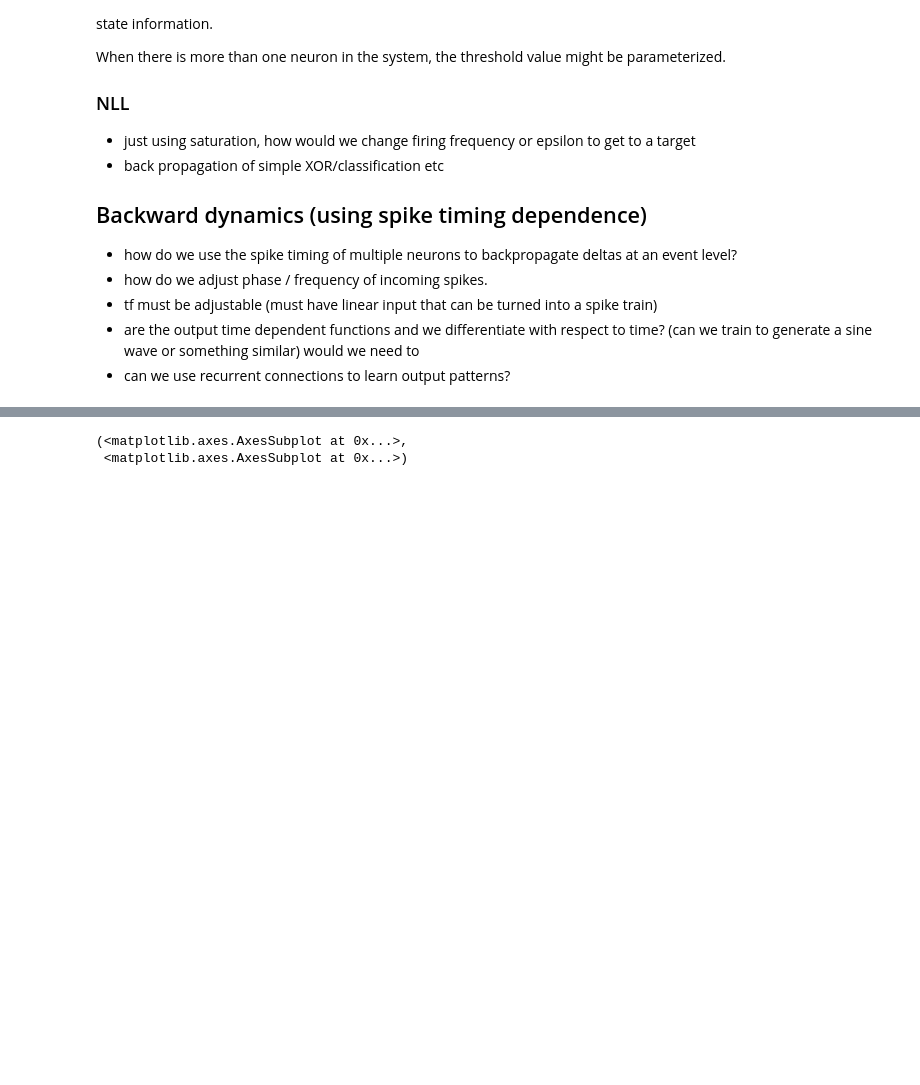
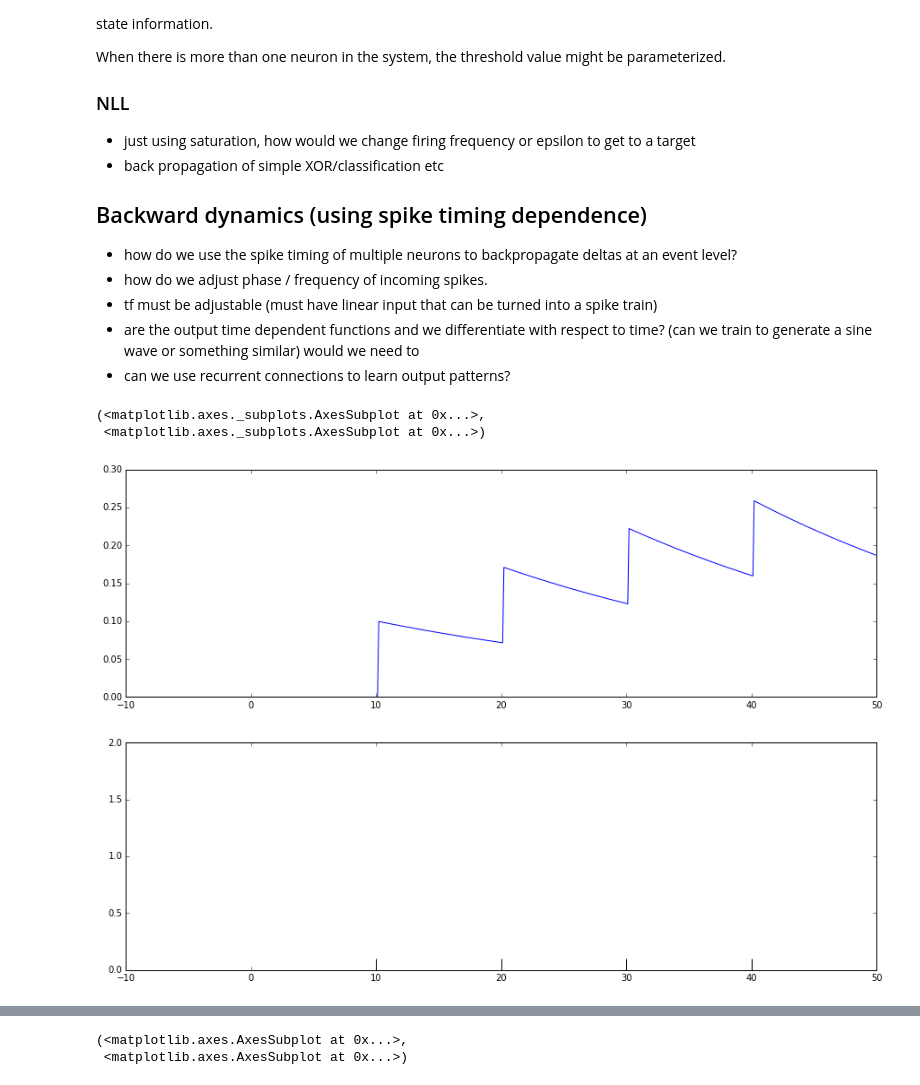
Before and after one commit to Bam4d/BLIF, a Jupyter notebook: Mathematics of BLIF Spiking NN models.ipynb, the cells around one changed output, grey strips where cells are left out. Saved outputs shown, nothing was run; the diff lists cells and outputs as text; code cells hidden in the pictures; blank space fills up the shorter version.

```diff
--- a/Mathematics of BLIF Spiking NN models.ipynb
+++ b/Mathematics of BLIF Spiking NN models.ipynb
@@ -561,0 +583,18 @@ When there is more than one neuron in the system, the threshold value might be p
+# %%
+alpha = 0.1
+tf = 10.0
+epsilon = 30.0
+
+min = -10.0
+max = 50.0
+t = np.arange(min, max, 0.1)
+
+phi = np.arange(10.0, max, tf)
+A = alpha * np.ones_like(phi)
+
+Vt, phi_out, A_out = generate_BLIF_events(t, phi, A, epsilon, 0.2861425008894)
+plot_BLIF(t, phi, A, Vt)
+# %% [output]
+(<matplotlib.axes._subplots.AxesSubplot at 0x...>,
+ <matplotlib.axes._subplots.AxesSubplot at 0x...>)
+[figure, added]
```
Also changed, not shown: parts of 5 cells of this notebook, 8 other files.
